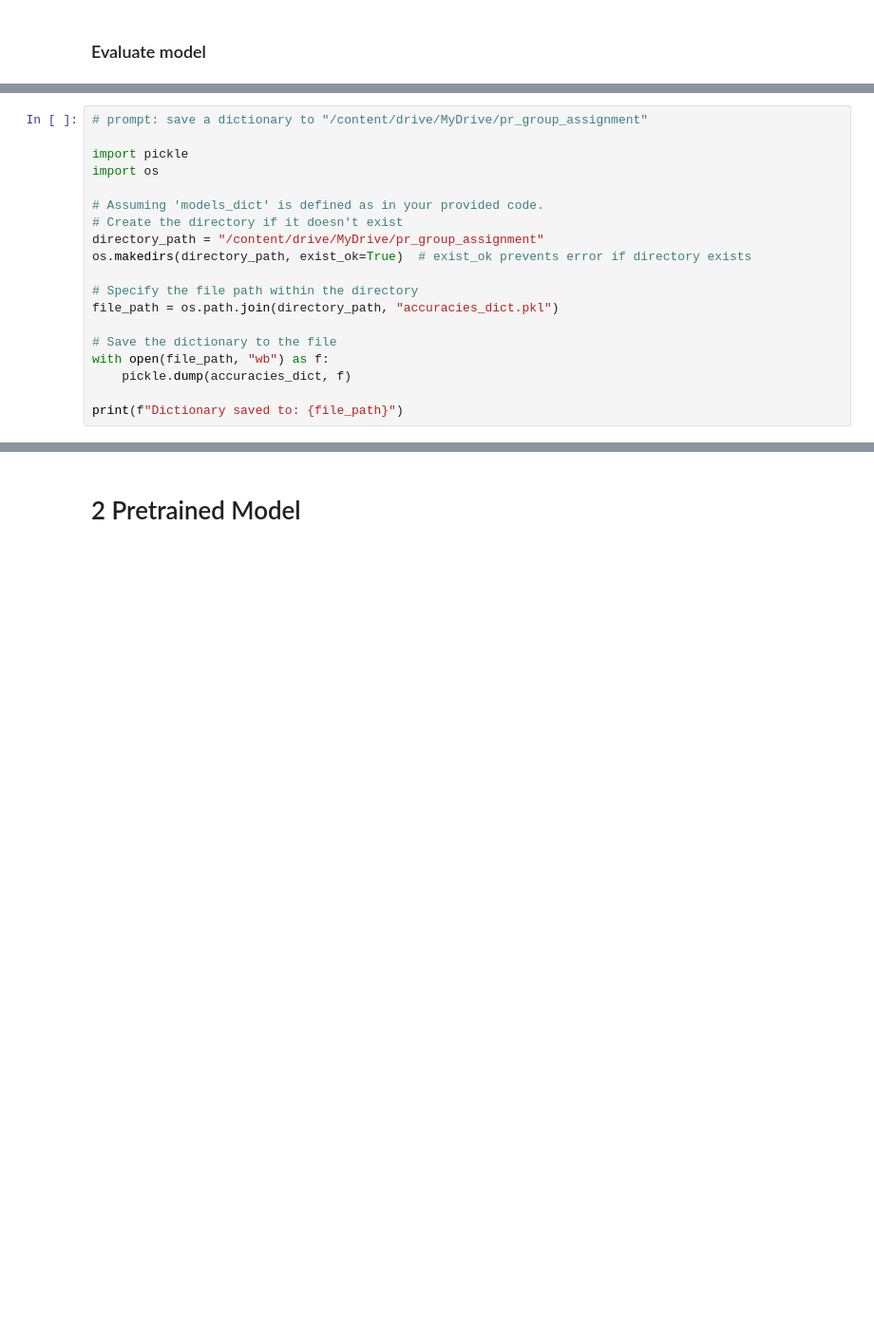
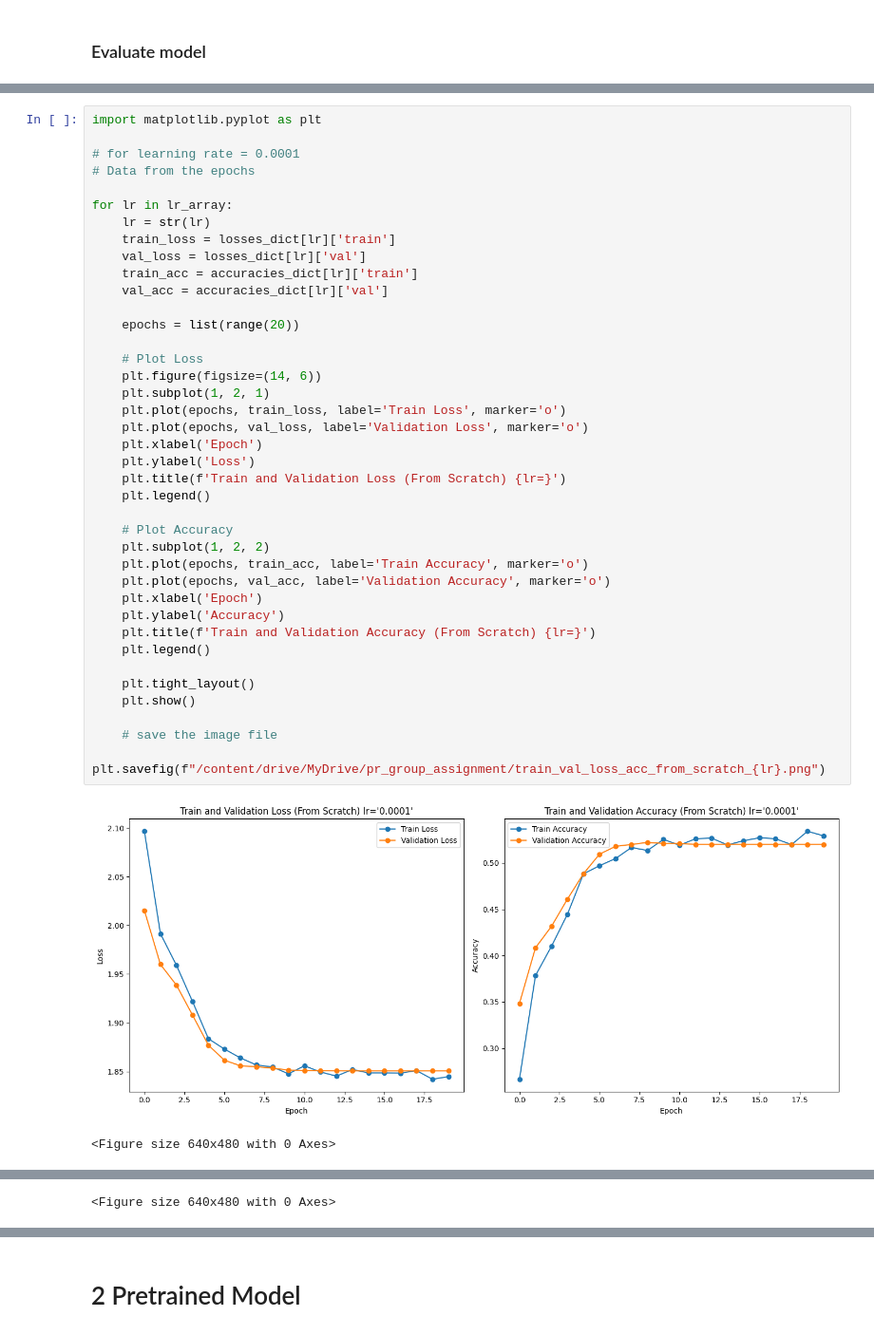
Before and after one commit to SasikaA073/PR-group-assignment, a Jupyter notebook: main.ipynb, the cells around one changed output, grey strips where cells are left out. Shown at 95% size. Saved outputs shown, nothing was run; the diff lists cells and outputs as text; blank space fills up the shorter version.

```diff
--- a/main.ipynb
+++ b/main.ipynb
@@ -590,19 +680,0 @@ torch.save("/content/drive/MyDrive/pr_group_assignment")
-# %%
-# prompt: save a dictionary to "/content/drive/MyDrive/pr_group_assignment"
-
-import pickle
-import os
-
-# Assuming 'models_dict' is defined as in your provided code.
-# Create the directory if it doesn't exist
-directory_path = "/content/drive/MyDrive/pr_group_assignment"
-os.makedirs(directory_path, exist_ok=True)  # exist_ok prevents error if directory exists
-
-# Specify the file path within the directory
-file_path = os.path.join(directory_path, "accuracies_dict.pkl")
-
-# Save the dictionary to the file
-with open(file_path, "wb") as f:
-    pickle.dump(accuracies_dict, f)
-
-print(f"Dictionary saved to: {file_path}")
@@ -610,0 +693,42 @@ Dictionary saved to: /content/drive/MyDrive/pr_group_assignment/accuracies_dict.
+# %%
+import matplotlib.pyplot as plt
+
+# for learning rate = 0.0001
+# Data from the epochs
+
+for lr in lr_array:
+    lr = str(lr)
+    train_loss = losses_dict[lr]['train']
+    val_loss = losses_dict[lr]['val']
+    train_acc = accuracies_dict[lr]['train']
+    val_acc = accuracies_dict[lr]['val']
+
+    epochs = list(range(20))
+
+    # Plot Loss
+    plt.figure(figsize=(14, 6))
+    plt.subplot(1, 2, 1)
+    plt.plot(epochs, train_loss, label='Train Loss', marker='o')
+    plt.plot(epochs, val_loss, label='Validation Loss', marker='o')
+    plt.xlabel('Epoch')
+    plt.ylabel('Loss')
+    plt.title(f'Train and Validation Loss (From Scratch) {lr=}')
+    plt.legend()
+
+    # Plot Accuracy
+    plt.subplot(1, 2, 2)
+    plt.plot(epochs, train_acc, label='Train Accuracy', marker='o')
+    plt.plot(epochs, val_acc, label='Validation Accuracy', marker='o')
+    plt.xlabel('Epoch')
+    plt.ylabel('Accuracy')
+    plt.title(f'Train and Validation Accuracy (From Scratch) {lr=}')
+    plt.legend()
+
+    plt.tight_layout()
+    plt.show()
+
+    # save the image file
+    plt.savefig(f"/content/drive/MyDrive/pr_group_assignment/train_val_loss_acc_from_scratch_{lr}.png")
+# %% [output]
+[figure, added]
+<Figure size 640x480 with 0 Axes>
@@ -610,0 +736 @@ Dictionary saved to: /content/drive/MyDrive/pr_group_assignment/accuracies_dict.
+<Figure size 640x480 with 0 Axes>
```
Also changed, not shown: parts of 31 cells of this notebook.
